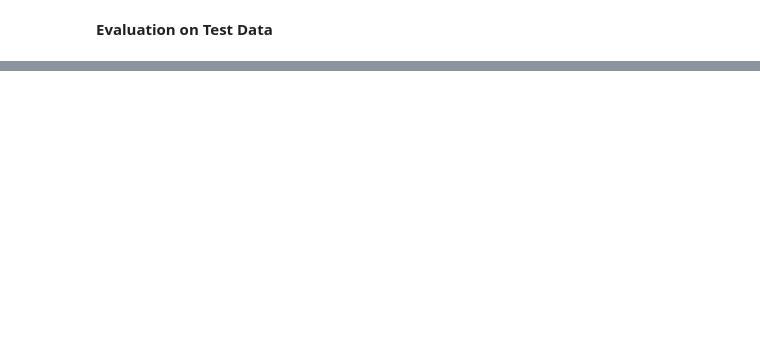
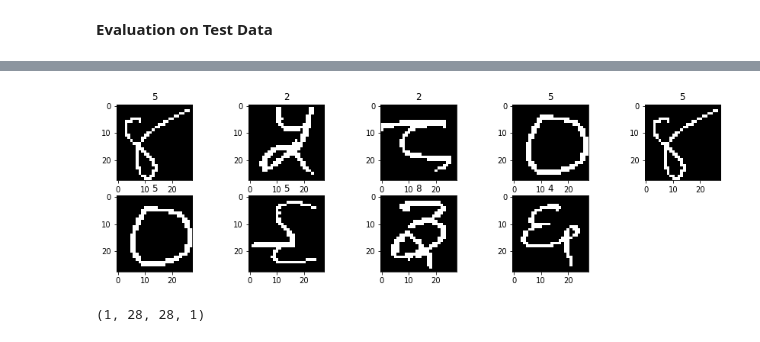
Before and after one commit to subhrajyotidasgupta/DevanagariHTR, a Jupyter notebook: handwritten_mnist_cnn.ipynb, the cells around one changed output, grey strips where cells are left out. Drawn from its saved outputs; the diff is of its cells as text; code cells hidden in the pictures; blank space fills up the shorter version.

```diff
--- a/handwritten_mnist_cnn.ipynb
+++ b/handwritten_mnist_cnn.ipynb
@@ -81,0 +130,28 @@ Accuracy on test data =  0.9874
+# %%
+#train_preds = new_model.predict_generator(train_generator)
+#train_preds = np.argmax(train_preds, axis = 1)
+#print(train_preds)
+
+fig = plt.figure(figsize=(15,15))
+for i in range(1,10):
+    img = train_generator[i][0][0].reshape(28, 28)
+    ret,img = cv2.threshold(img,0.85,1,cv2.THRESH_BINARY_INV)
+    #kernel = np.ones((2,2), np.uint8)
+    #img = cv2.dilate(img, kernel, iterations=1)
+
+    fig.add_subplot(7,5,i)
+    plt.imshow(img, cmap='gray', vmin=0, vmax=1)
+
+    img = np.expand_dims(img, 0)
+    img = np.expand_dims(img, -1)
+
+
+    train_preds = new_model.predict(img)
+    plt.title(np.argmax(train_preds))
+plt.show()
+# %% [output]
+[figure, added]
+# %%
+img.shape
+# %% [output]
+(1, 28, 28, 1)
```
Also changed, not shown: parts of 15 cells of this notebook.
